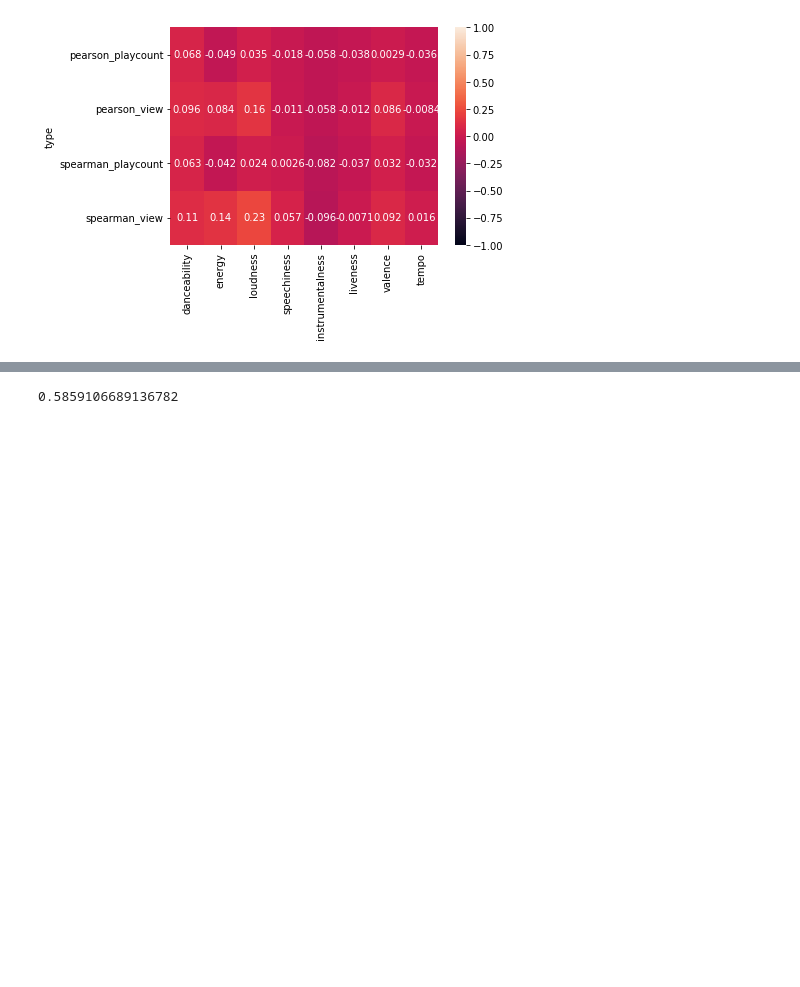
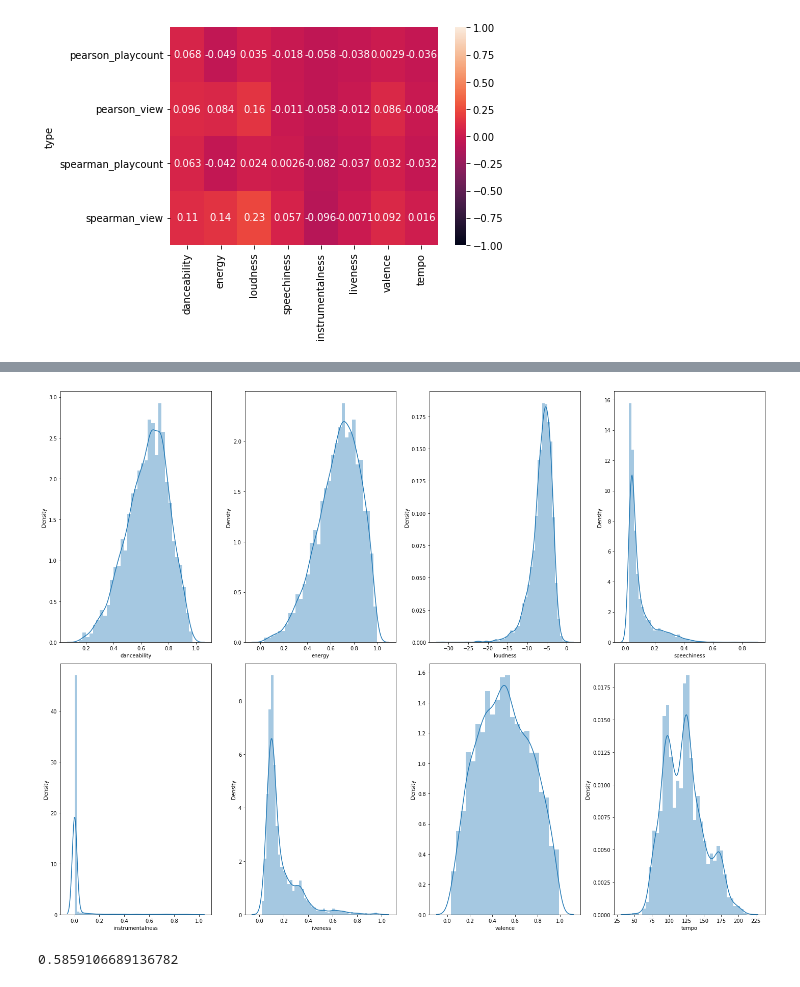
Before and after one commit to vietcheems/Music-Popularity-Analysis, a Jupyter notebook: Analysis/analysis.ipynb, the cells around one changed output, grey strips where cells are left out. Saved outputs shown, nothing was run; the diff lists cells and outputs as text; code cells hidden in the pictures; blank space fills up the shorter version.

```diff
--- a/Analysis/analysis.ipynb
+++ b/Analysis/analysis.ipynb
@@ -58,6 +57,3 @@ sns.heatmap(corr, vmin=-1, vmax=1, annot=True)
 # %% [output]
 <AxesSubplot:ylabel='type'>
 [figure]
-# %%
-for col in feature:
-	sns.displot(df_feature[col])
@@ -70,3 +60,15 @@ KeyboardInterrupt:
+# %%
+fig, ax = plt.subplots(2, 4, figsize=(20, 15))
+for i in range(len(feature)):
+	if i < 4:
+		row = 0
+	else:
+		row = 1
+	col = i % 4
+	sns.distplot(df[feature[i]], ax=ax[row, col])
+fig.tight_layout()
+# %% [output]
+[figure, added]
 # %%
 df['playcount'].corr(df['view'], method='pearson')
 # %% [output]
```
Also changed, not shown: parts of 23 cells of this notebook, 2 other files.
